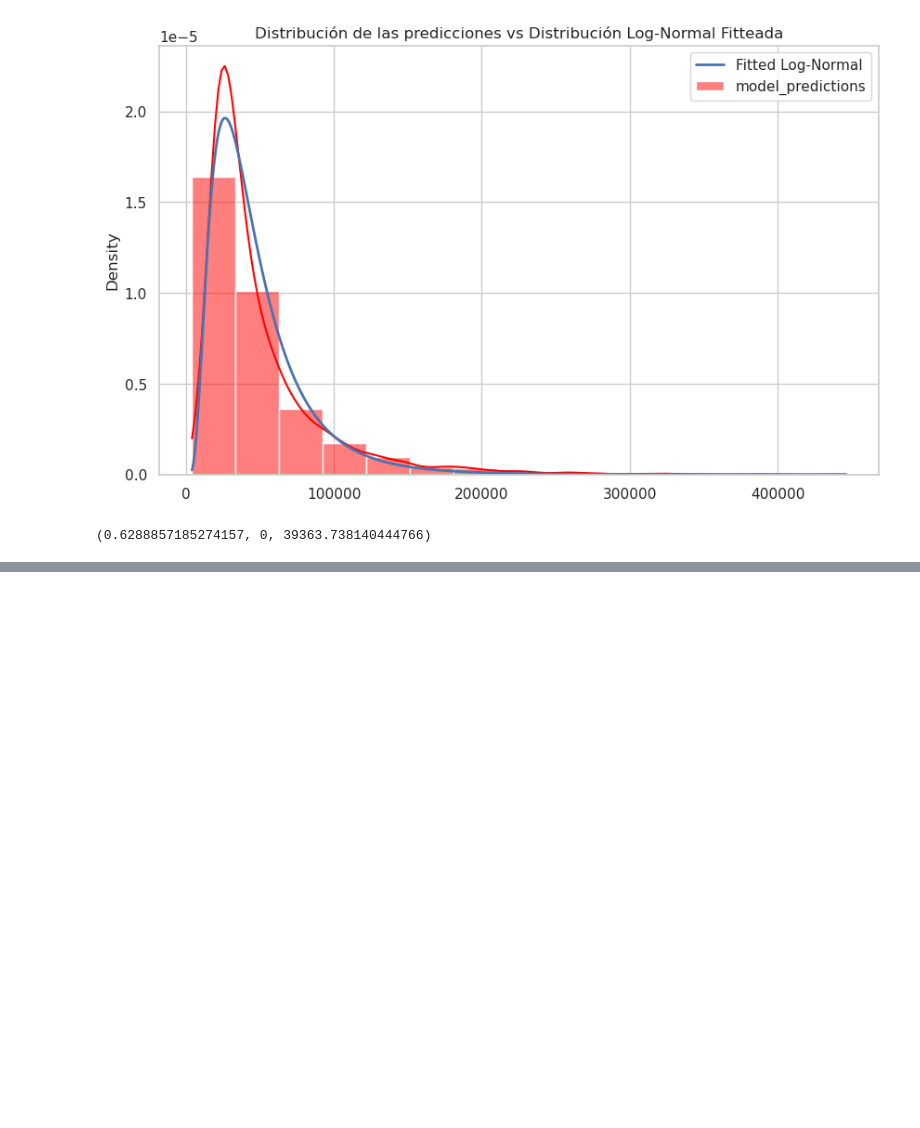
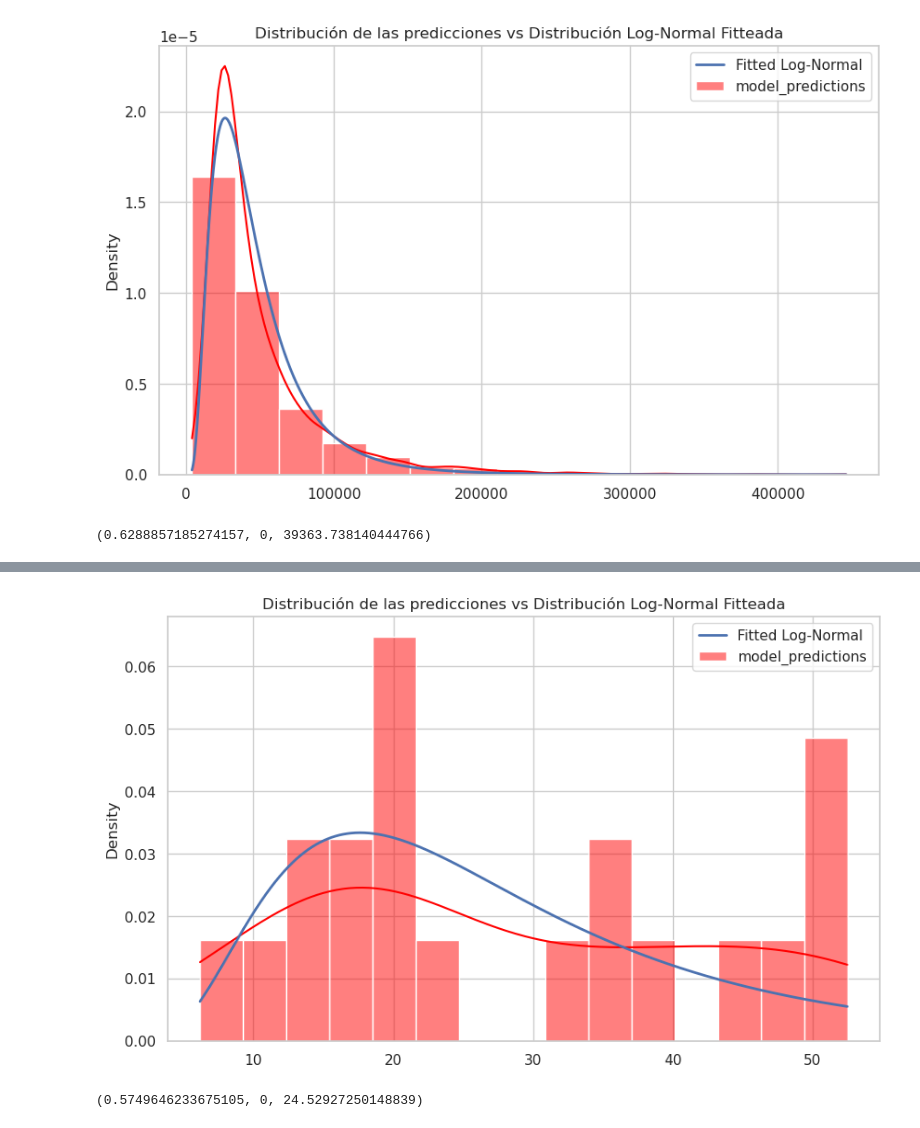
Before and after one commit to fedeegiorgi/proyecto-final, a Jupyter notebook: src/distribucion/analisis_distribucion.ipynb, the cells around one changed output, grey strips where cells are left out. Saved outputs shown, nothing was run; the diff lists cells and outputs as text; code cells hidden in the pictures; blank space fills up the shorter version.

```diff
--- a/src/distribucion/analisis_distribucion.ipynb
+++ b/src/distribucion/analisis_distribucion.ipynb
@@ -580,0 +612,5 @@ plot_log_normal_fit(predictions_height, 'house_8L')
+# %%
+plot_log_normal_fit(predictions_marks, 'student_marks')
+# %% [output]
+[figure, added]
+(0.5749646233675105, 0, 24.52927250148839)
```
Also changed, not shown: parts of 19 cells of this notebook, 13 other files.
